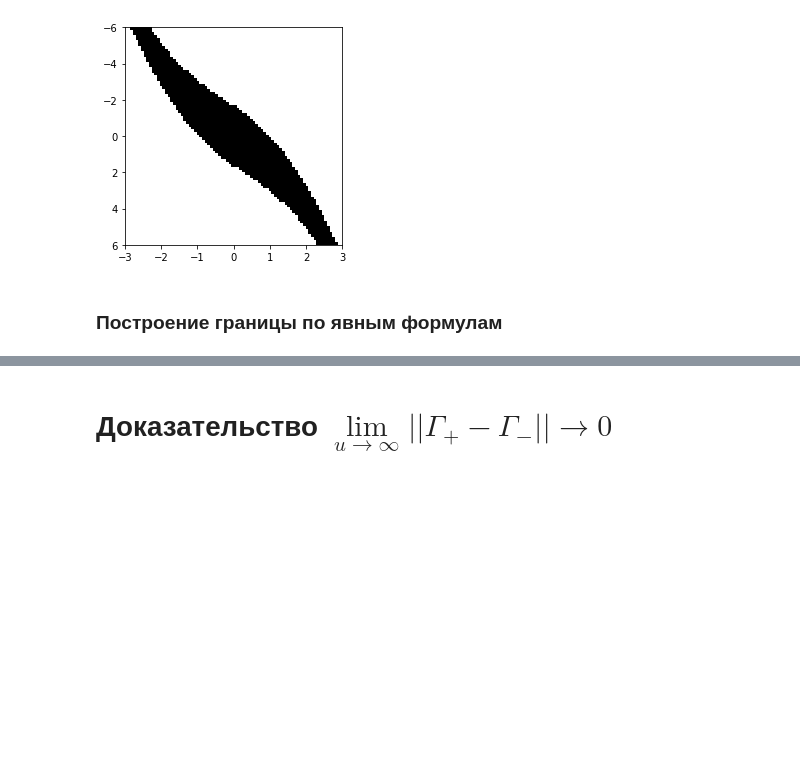
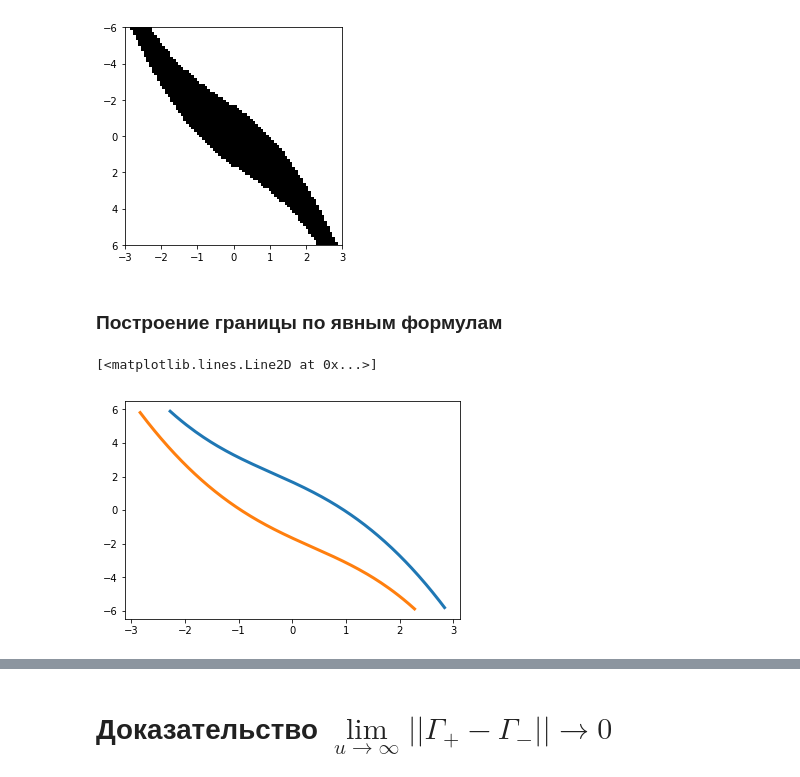
Before and after one commit to josephkott/exact-sets, a Jupyter notebook: Analytical borders.ipynb, the cells around one changed output, grey strips where cells are left out. Saved outputs shown, nothing was run; the diff lists cells and outputs as text; code cells hidden in the pictures; blank space fills up the shorter version.

```diff
--- a/Analytical borders.ipynb
+++ b/Analytical borders.ipynb
@@ -145,3 +145,21 @@ plt.gca().invert_yaxis()
 [figure]
 # %% [markdown]
 ### Построение границы по явным формулам
+# %%
+from scipy.special import ellipj, ellipk
+
+# Define Jacobi elliptic functions parametrized with k, k^2 = m.
+def sn(x, k):
+    result, _, _, _, = ellipj(x, k ** 2)
+    return result
+
+def cn(x, k):
+    _, result, _, _ = ellipj(x, k ** 2)
+    return result
+
+def dn(x, k):
+    _, _, result, _ = ellipj(x, k ** 2)
+    return result
+
+def k_complete(k):
+    return ellipk(k ** 2)
@@ -147,0 +195,35 @@ plt.gca().invert_yaxis()
+# %%
+# Scheme: (3) -> (2) -> (1)
+# Use epsilon to avoid border states and function degenerations
+eps = 1e-5
+
+k3 = linspace(1 / sqrt(2) - eps, 0 + eps, 500)
+k2 = linspace(0 + eps, 1 - eps, 1000)
+k1 = linspace(1 - eps, 1 / sqrt(2) + eps, 500)
+
+u = []
+du = []
+
+for k in k3:
+    u3_current, du3_current = third_border(k)
+    if abs(u3_current) < u_span[1] and abs(du3_current) < du_span[1]:
+        u.append(u3_current)
+        du.append(du3_current)
+
+for k in k2:
+    u2_current, du2_current = second_border(k)
+    if abs(u2_current) < u_span[1] and abs(du2_current) < du_span[1]:
+        u.append(u2_current)
+        du.append(du2_current)
+
+for k in k1:
+    u1_current, du1_current = first_border(k)
+    if abs(u1_current) < u_span[1] and abs(du1_current) < du_span[1]:
+        u.append(u1_current)
+        du.append(du1_current)
+
+plt.plot(u, du, linewidth=3)
+plt.plot([-x for x in u[::-1]], [-x for x in du[::-1]], linewidth=3)
+# %% [output]
+[<matplotlib.lines.Line2D at 0x...>]
+[figure, added]
```
Also changed, not shown: parts of 5 cells of this notebook.
